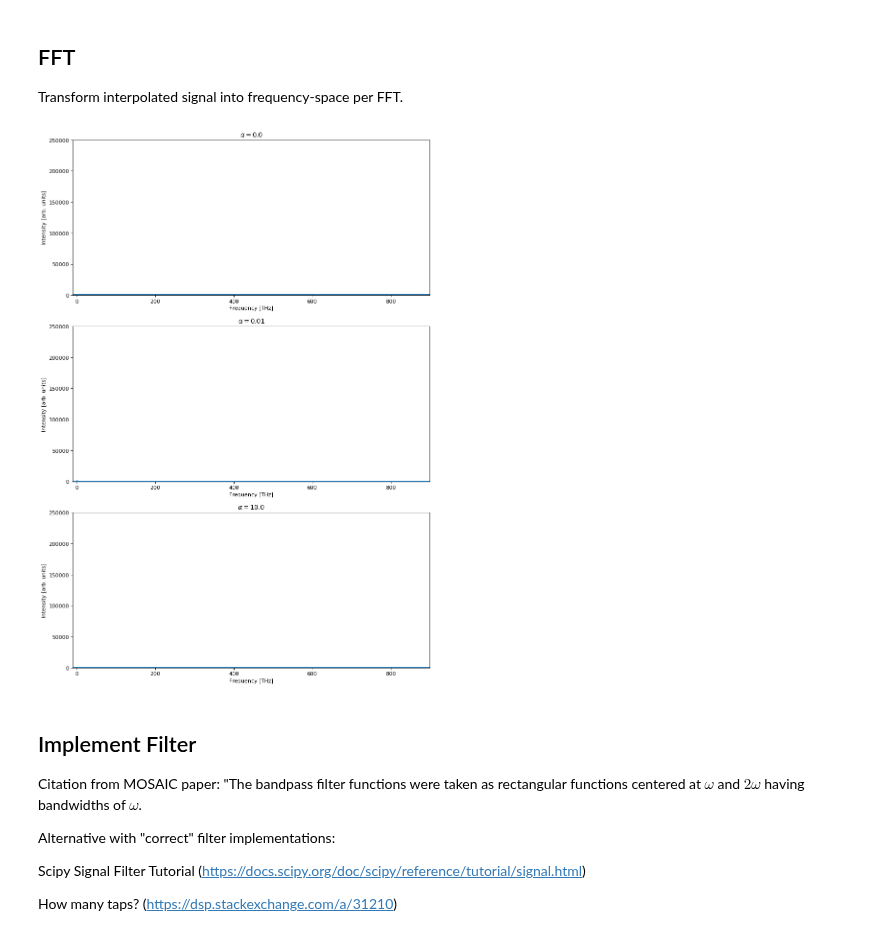
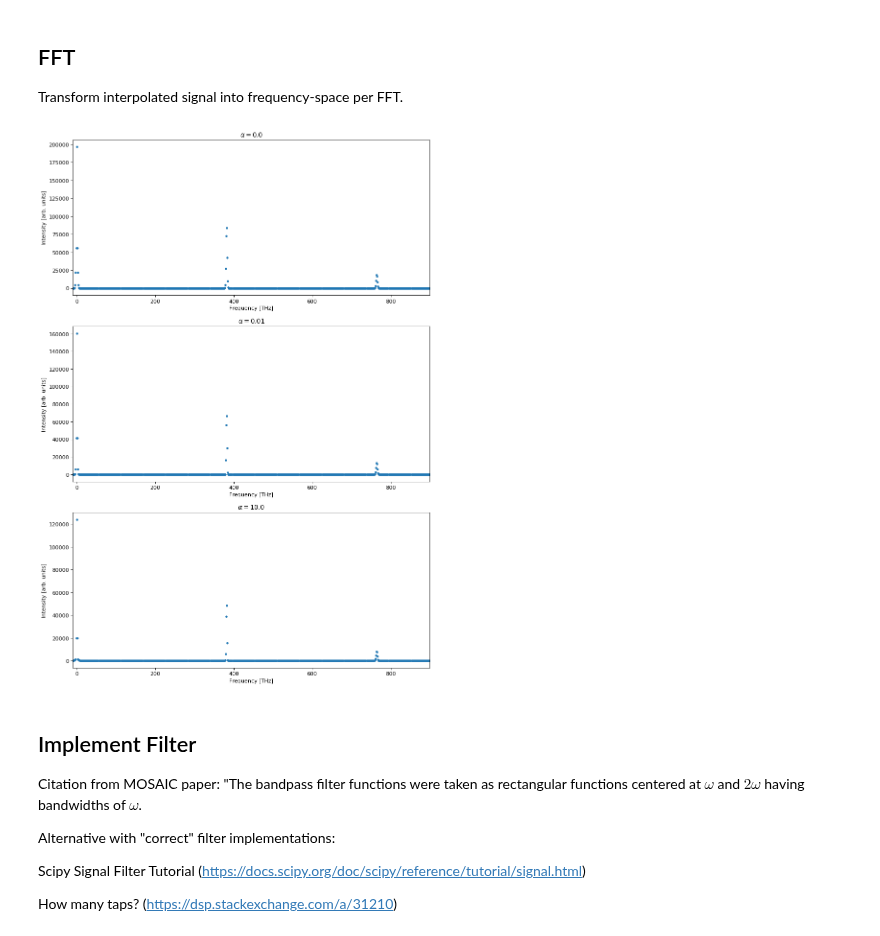
Before and after one commit to JKU-HFP/Chirp-Diagnostic, a Jupyter notebook: Filter_Simulation_Optical_Autocorrelation_of_Laser_with_Chirp.ipynb, the cells around one changed output. Cells and saved outputs as stored; diff of their text form; code cells hidden in the pictures.

Commit message:
Automated calculation of number of points for autocorrelation

```diff
--- a/Filter_Simulation_Optical_Autocorrelation_of_Laser_with_Chirp.ipynb
+++ b/Filter_Simulation_Optical_Autocorrelation_of_Laser_with_Chirp.ipynb
@@ -9,7 +9,7 @@ from scipy import fftpack
 
 from IPython.core.debugger import set_trace
 # %%
-path = r"../../Data/Autocorrelator/Simulation/Autocorrelation_Simulation_Gauss_2018-09-27 14_31_40.168764.txt"
+path = r"../../Data/Autocorrelator/Simulation/Autocorrelation_Simulation_Gauss_2018-09-28 16_04_09.315948.txt"
 # %% [markdown]
 ## Change alpha_values and lambda_laser if necessary!
 # %% [markdown]
@@ -55,31 +55,30 @@ Transform interpolated signal into frequency-space per FFT.
 # %%
 # Plot the FFT power
 plt.figure(figsize=(12, 10), dpi=80)
 plt.subplots_adjust(top = 1.5)
 
 sample_freq_gauss = np.empty(tau_values_1.size)
 I_M_gauss_fft = np.empty((tau_values_1.size, alpha_values.size), dtype=complex)
 
 for i in range(alpha_values.size):
     # The FFT of the signal
     I_M_gauss_fft[:, i] = fftpack.fft(I_M_gauss_values_1[:,i])
     # And the power (sig_fft is of complex dtype)
     data_power = np.abs(I_M_gauss_fft[:, i])
     # The corresponding frequencies
     sample_freq_gauss = fftpack.fftfreq(I_M_gauss_values_1[:,i].size,
                                         d = tau_limit * 2 / tau_values_1.size)
 
     plt.subplot(alpha_values.size, 1, i + 1)
     plt.title(r"$\alpha = {}$".format(alpha_values[i]))
     plt.xlabel('Frequency [THz]')
     plt.ylabel('Intensity [arb. units]')
     plt.xlim(-10, 900)
-    plt.ylim(0, 250000)
     plt.plot(sample_freq_gauss, data_power, ".")
 
 plt.show()
 # %% [output]
-[figure, old version]
+[figure, new version]
 # %% [markdown]
 ## Implement Filter
 Citation from MOSAIC paper:
```
Also changed, not shown: parts of 3 cells of this notebook, 1 other file.
